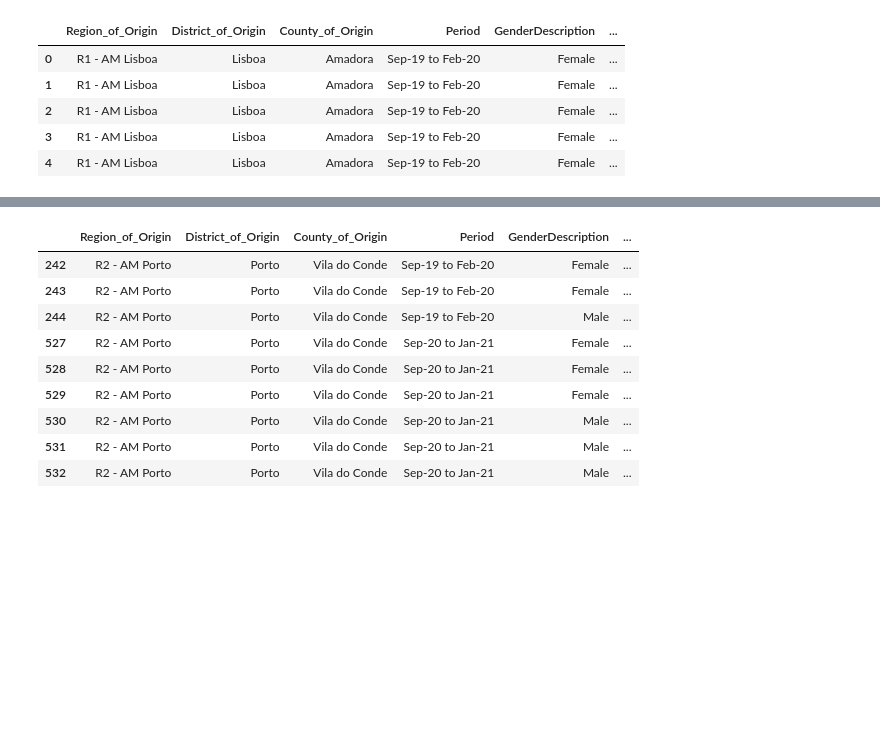
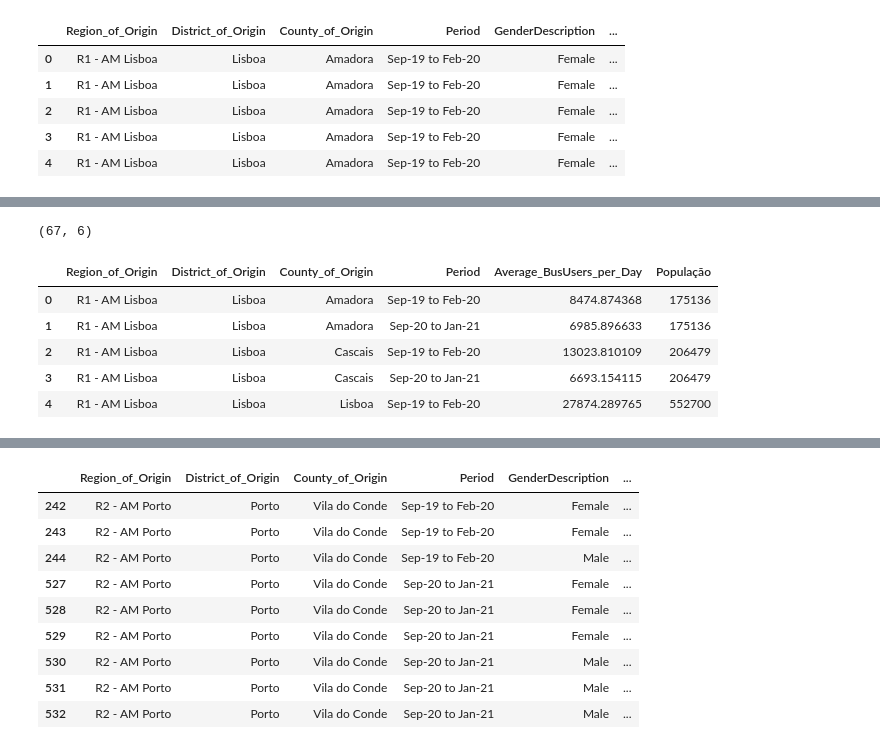
Before and after one commit to TiagoFilipeSousaGoncalves/wdl-tech-moguls, a Jupyter notebook: stage-1/code/Deliverable.ipynb, the cells around one changed output, grey strips where cells are left out. Cells and saved outputs as stored; diff of their text form; code cells hidden in the pictures; blank space fills up the shorter version.

```diff
--- a/stage-1/code/Deliverable.ipynb
+++ b/stage-1/code/Deliverable.ipynb
@@ -30,0 +121,5 @@ churn_user_profile.head()
+# %%
+# Rename columns to help in the join
+population_density_censos_dicofres_renamed = population_density_censos_dicofres.copy()
+population_density_censos_dicofres_renamed.rename(columns = {'dicofre': 'Dicofre_ParishCode_of_Public_Transportation'}, inplace=True)
+population_density_censos_dicofres_renamed.head()
@@ -30,0 +152,5 @@ churn_user_profile.head()
+# %%
+# Get AvgUsersPerDay by District and County of Origin
+churn_users_grouped  = churn_user_profile.copy()[["Region_of_Origin", "District_of_Origin", "County_of_Origin", "Period", "Average_BusUsers_per_Day"]]
+churn_users_grouped = churn_users_grouped.groupby(["Region_of_Origin", "District_of_Origin", "County_of_Origin", "Period"]).sum().reset_index(drop=False)
+churn_users_grouped.head()
@@ -30,0 +176,5 @@ churn_user_profile.head()
+# %%
+# Evaluate Distric County Population
+population_density_district_county = population_density_censos_dicofres_renamed[["Concelho", "População"]].copy()
+population_density_district_county = population_density_district_county.groupby(["Concelho"]).sum().reset_index(drop=False)
+population_density_district_county.head()
@@ -30,0 +200,5 @@ churn_user_profile.head()
+# %%
+# Rename columns for merge (county)
+population_density_district_county_renamed = population_density_district_county.copy()
+population_density_district_county_renamed.rename(columns={"Concelho":"County_of_Origin"}, inplace=True)
+population_density_district_county_renamed.head()
@@ -30,0 +224,19 @@ churn_user_profile.head()
+# %%
+# Merge county-district data with churn data
+churn_users_grouped_county_pop = churn_users_grouped.copy().merge(
+    population_density_district_county_renamed,
+    on=["County_of_Origin"],
+    how="left"
+)
+
+# Debugging
+print(churn_users_grouped_county_pop.shape)
+churn_users_grouped_county_pop.head()
+# %% [output]
+(67, 6)
+|  | Region_of_Origin | District_of_Origin | County_of_Origin | Period | Average_BusUsers_per_Day | População |
+| 0 | R1 - AM Lisboa | Lisboa | Amadora | Sep-19 to Feb-20 | 8474.874368 | 175136 |
+| 1 | R1 - AM Lisboa | Lisboa | Amadora | Sep-20 to Jan-21 | 6985.896633 | 175136 |
+| 2 | R1 - AM Lisboa | Lisboa | Cascais | Sep-19 to Feb-20 | 13023.810109 | 206479 |
+| 3 | R1 - AM Lisboa | Lisboa | Cascais | Sep-20 to Jan-21 | 6693.154115 | 206479 |
+| 4 | R1 - AM Lisboa | Lisboa | Lisboa | Sep-19 to Feb-20 | 27874.289765 | 552700 |
```
Also changed, not shown: parts of 27 cells of this notebook.
